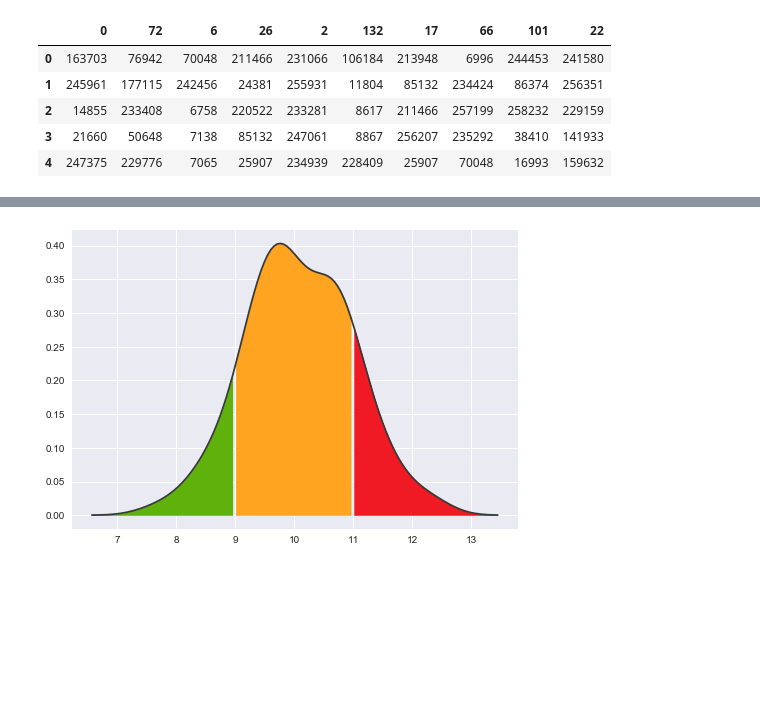
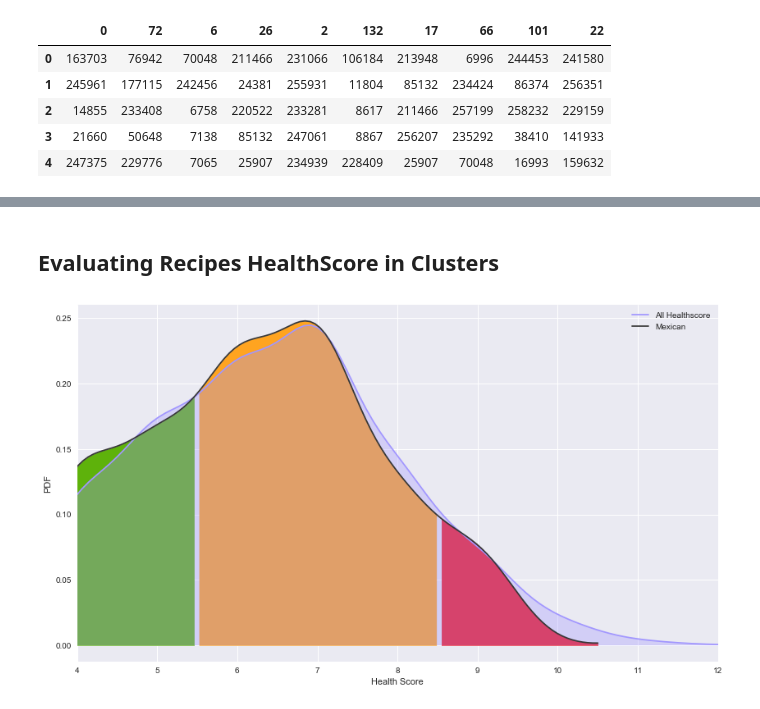
Before and after one commit to JRappaz/Foodie, a Jupyter notebook: python/IngredientsModel.ipynb, the cells around one changed output, grey strips where cells are left out. Cells and saved outputs as stored; diff of their text form; code cells hidden in the pictures; blank space fills up the shorter version.

```diff
--- a/python/IngredientsModel.ipynb
+++ b/python/IngredientsModel.ipynb
@@ -352,39 +345,33 @@ clustersOrderedRecipesTitleDF.head(10)
 | 7 | Caitlin's Mexican Rice | Crustless Spinach and Mushroom Qu... | Snail Pale | Hot and Sweet Ginger Drink | Strawberry Jam | Saucy Chicken Dip | Crystallized or Candied Ginger | Yeast Dumplings | Double Berry Brownie Yogurt Cup | Spinach Brownies |
 | 8 | Rice With Olives And Green Chile ... | Chef John's Spinach and Feta Pie | Buttery Pan Rolls | Fish and Things Teriyaki Marinade | Cheesecake Fruit Dip from Reddi-wip® | Potatoes Supreme | Itsmeatshuddupneatit | Cream Cheese Danish Coffeecake | One-Ingredient Sorbet | Baked Spinach |
 | 9 | Beth's Tex Mex Dip | Classic Deviled Eggs | Breakfast Bread | Cauliflower Fried Rice | Strawberry Nut Bread | Pork Chop and Cheesy Rice Casserole | Gingeradish | Sunday Dinner Rolls | Aunt Kate's Strawberry Cake | Lisa's 1-Skillet Chicken |
-# %%
-import numpy as np
-import matplotlib.pyplot as plt
-import seaborn as sns
-
-def plotHealthHistogram(data):
-    traffic_red = '#F01A24'
-    traffic_orange = '#FFA420'
-    traffic_green = '#5EB20B'
-
-    x0 = 9
-    x1 = 11
-
-    #plotting the PDF (do this before plotting anything else)
-    ax = sns.distplot(data, hist=False,color='#383838')
-    kde_x, kde_y = ax.lines[0].get_data()
-
-    #plotting the two lines
-    #p1 = plt.axvline(x=x0,color='#EF9A9A')
-    #p2 = plt.axvline(x=x1,color='#EF9A9A')
-
-
-    ax.fill_between(kde_x, kde_y, where=(kde_x<x0),
-                    interpolate=False, color=traffic_green)
-
-    ax.fill_between(kde_x, kde_y, where=(kde_x>=x0) & (kde_x<=x1) ,
-                    interpolate=False, color=traffic_orange)
-
-    ax.fill_between(kde_x, kde_y, where=(kde_x>=x1) ,
-                    interpolate=False, color=traffic_red)
-
-    plt.show()
-
-plotHealthHistogram(np.random.randn(100) + 10)
-# %% [output]
-[figure, removed]
+# %% [markdown]
+## Evaluating Recipes HealthScore in Clusters
+# %%
+recipeHealthPopularity = pd.read_csv("data/HealthPopularity.csv")
+# %%
+ClusterHealthScores = pd.DataFrame()
+
+mexicanClusterHealthScores = []
+for recipe_id in clustersOrderedRecipesDF[0].head(100):
+    with open('recipe_data/' + recipe_id + "/healthscore.json", 'r') as infile:
+        mexicanClusterHealthScores.append(json.load(infile)["score"])
+ClusterHealthScores["Mexican"] = mexicanClusterHealthScores
+
+asianClusterHealthScores = []
+for recipe_id in clustersOrderedRecipesDF[26].head(100):
+    with open('recipe_data/' + recipe_id + "/healthscore.json", 'r') as infile:
+        asianClusterHealthScores.append(json.load(infile)["score"])
+ClusterHealthScores["Asian"] = asianClusterHealthScores
+
+sauceClusterHealthScores = []
+for recipe_id in clustersOrderedRecipesDF[132].head(100):
+    with open('recipe_data/' + recipe_id + "/healthscore.json", 'r') as infile:
+        sauceClusterHealthScores.append(json.load(infile)["score"])
+ClusterHealthScores["Sauce"] = sauceClusterHealthScores
+# %%
+allHealthScore = recipeHealthPopularity["HealthScore"]
+allHealthScore.name = "All Healthscore"
+plotHealthHistogram([ClusterHealthScores[ClusterHealthScores["Mexican"]>=4]["Mexican"], allHealthScore])
+# %% [output]
+[figure, added]
```
Also changed, not shown: parts of 8 cells of this notebook, 10 other files.
